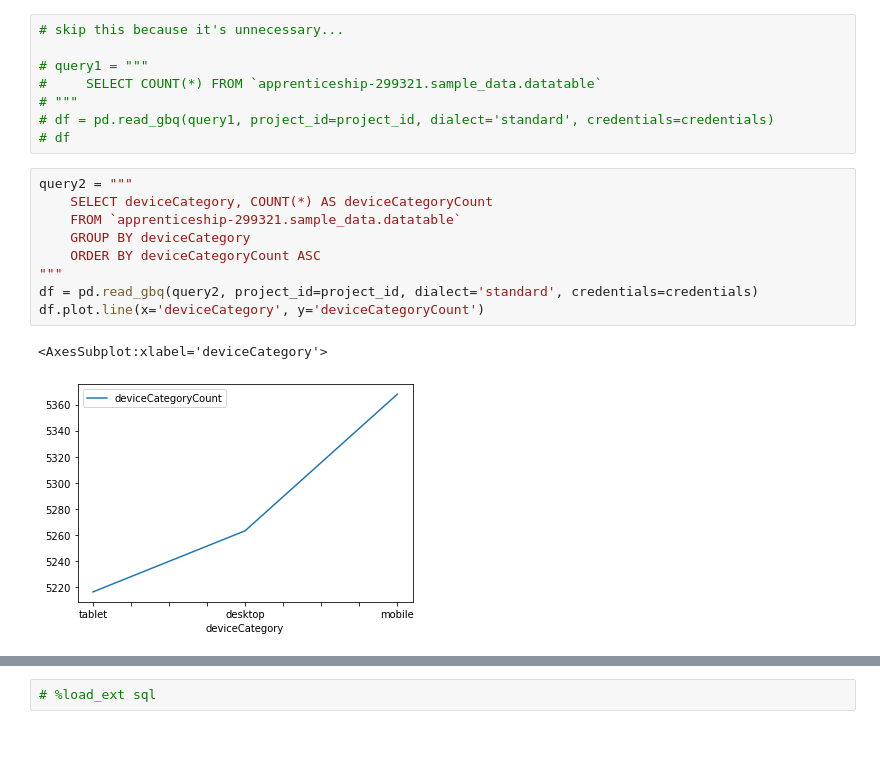
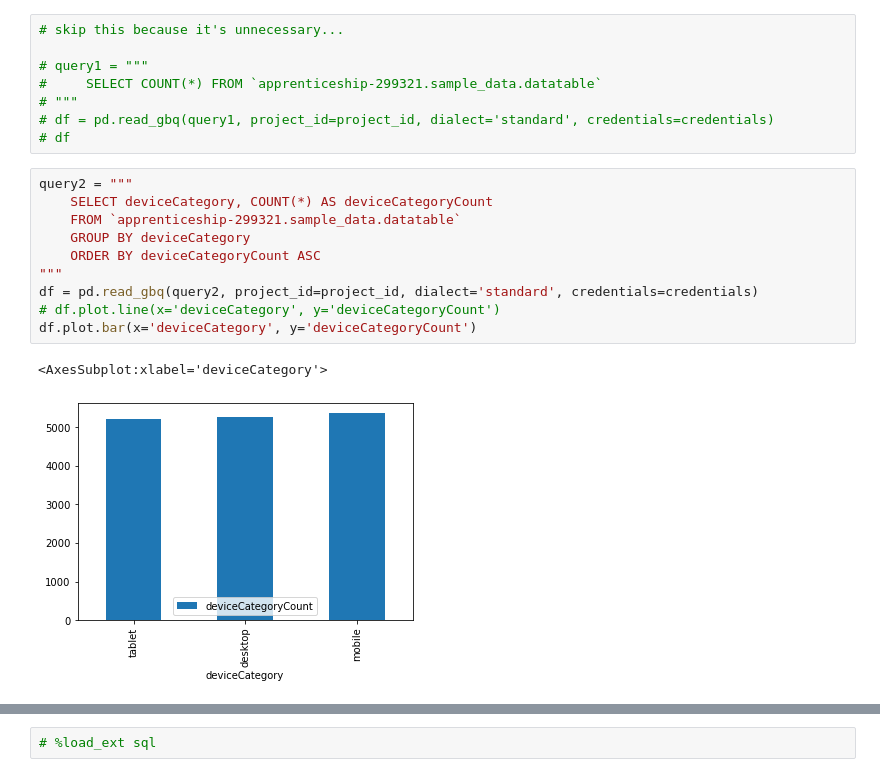
Before and after one commit to Coletterbox/More-BigQuery-with-Python, a Jupyter notebook: queriesWithGraphs1.ipynb, the cells around one changed output, grey strips where cells are left out. Saved outputs shown, nothing was run; the diff lists cells and outputs as text; blank space fills up the shorter version.

Commit message:
Make more graphs

```diff
--- a/queriesWithGraphs1.ipynb
+++ b/queriesWithGraphs1.ipynb
@@ -106,15 +106,16 @@ df
 # %%
 query2 = """
     SELECT deviceCategory, COUNT(*) AS deviceCategoryCount
     FROM `apprenticeship-299321.sample_data.datatable`
     GROUP BY deviceCategory
     ORDER BY deviceCategoryCount ASC
 """
 df = pd.read_gbq(query2, project_id=project_id, dialect='standard', credentials=credentials)
-df.plot.line(x='deviceCategory', y='deviceCategoryCount')
+# df.plot.line(x='deviceCategory', y='deviceCategoryCount')
+df.plot.bar(x='deviceCategory', y='deviceCategoryCount')
 # %% [output]
 <AxesSubplot:xlabel='deviceCategory'>
-[figure, old version]
+[figure, new version]
 # %%
 query3 = """
     SELECT channelGrouping, COUNT(*) AS channelGroupingCount
```
Also changed, not shown: parts of 9 cells of this notebook.
